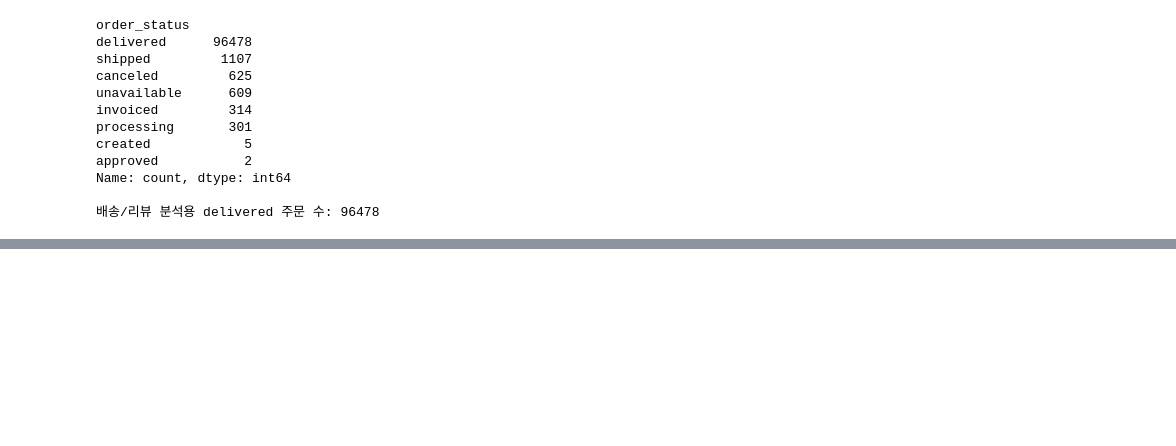
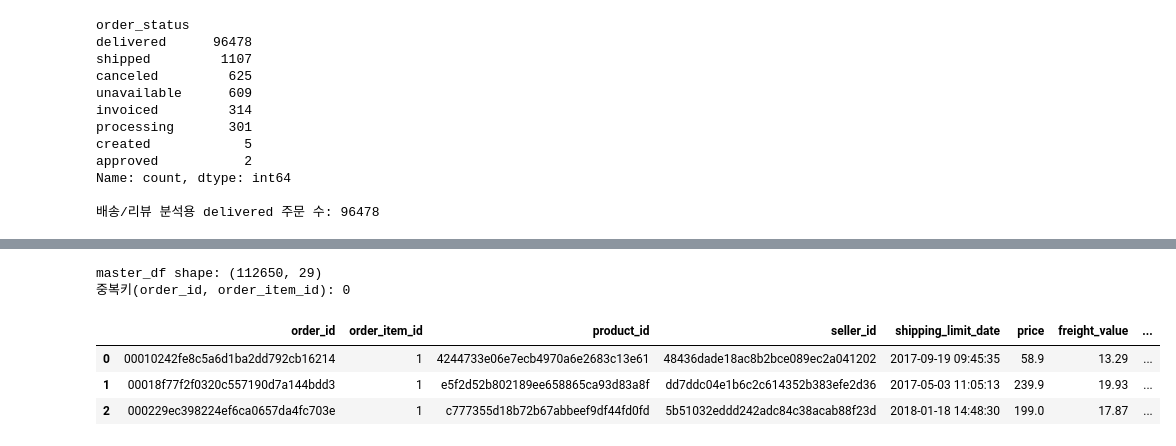
Before and after one commit to KyungminChang/team-oldest-olist-analysis, a Jupyter notebook: notebooks/Distribution_hub/HY/전처리.ipynb, the cells around one changed output, grey strips where cells are left out. Saved outputs shown, nothing was run; the diff lists cells and outputs as text; code cells hidden in the pictures; blank space fills up the shorter version.

```diff
--- a/notebooks/Distribution_hub/HY/전처리.ipynb
+++ b/notebooks/Distribution_hub/HY/전처리.ipynb
@@ -569,0 +623,28 @@ Name: count, dtype: int64
+# %%
+# =========================================================
+# [QA-09] 마스터 조인
+# =========================================================
+master_df = (
+    order_items
+    .merge(orders, on="order_id", how="left")
+    .merge(customers, on="customer_id", how="left")
+    .merge(sellers, on="seller_id", how="left", suffixes=("", "_seller"))
+    .merge(rev_agg, on="order_id", how="left")
+    .merge(
+        geo_zip,
+        left_on="customer_zip_code_prefix",
+        right_on="geolocation_zip_code_prefix",
+        how="left"
+    )
+)
+
+print("master_df shape:", master_df.shape)
+print("중복키(order_id, order_item_id):", master_df[["order_id", "order_item_id"]].duplicated().sum())
+master_df.head(3)
+# %% [output]
+master_df shape: (112650, 29)
+중복키(order_id, order_item_id): 0
+|  | order_id | order_item_id | product_id | seller_id | shipping_limit_date | price | freight_value | ... |
+| 0 | 00010242fe8c5a6d1ba2dd792cb16214 | 1 | 4244733e06e7ecb4970a6e2683c13e61 | 48436dade18ac8b2bce089ec2a041202 | 2017-09-19 09:45:35 | 58.9 | 13.29 | ... |
+| 1 | 00018f77f2f0320c557190d7a144bdd3 | 1 | e5f2d52b802189ee658865ca93d83a8f | dd7ddc04e1b6c2c614352b383efe2d36 | 2017-05-03 11:05:13 | 239.9 | 19.93 | ... |
+| 2 | 000229ec398224ef6ca0657da4fc703e | 1 | c777355d18b72b67abbeef9df44fd0fd | 5b51032eddd242adc84c38acab88f23d | 2018-01-18 14:48:30 | 199.0 | 17.87 | ... |
```
Also changed, not shown: parts of 13 cells of this notebook.
